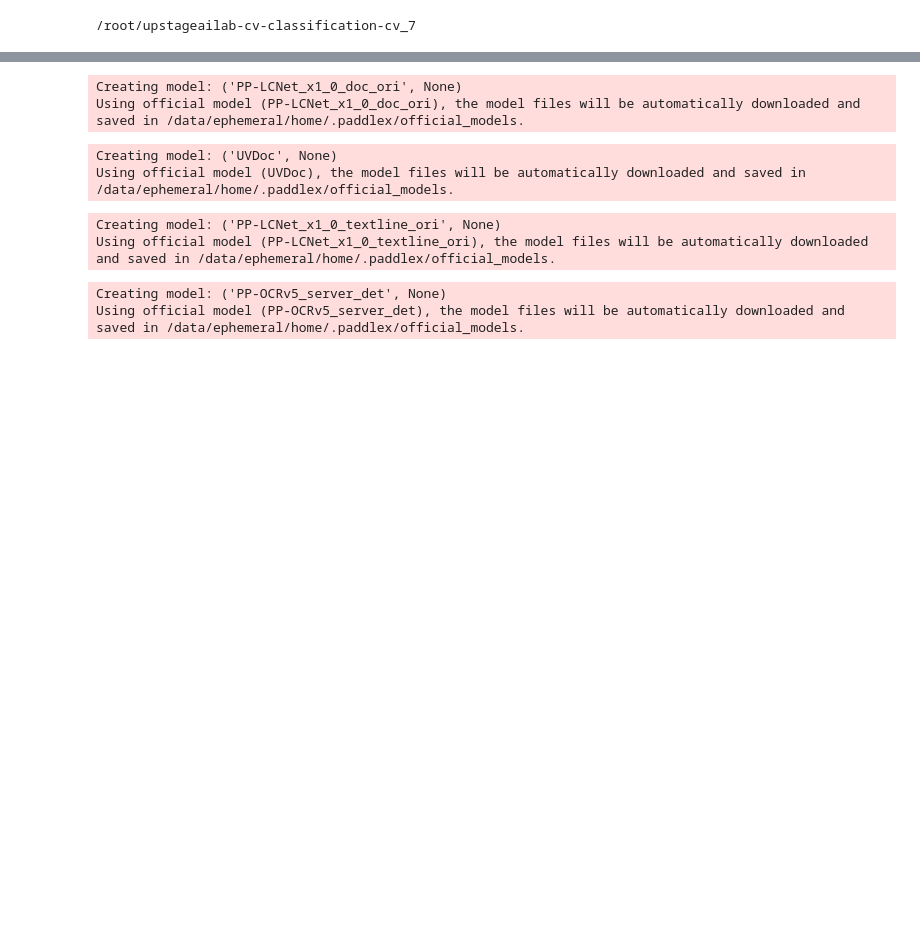
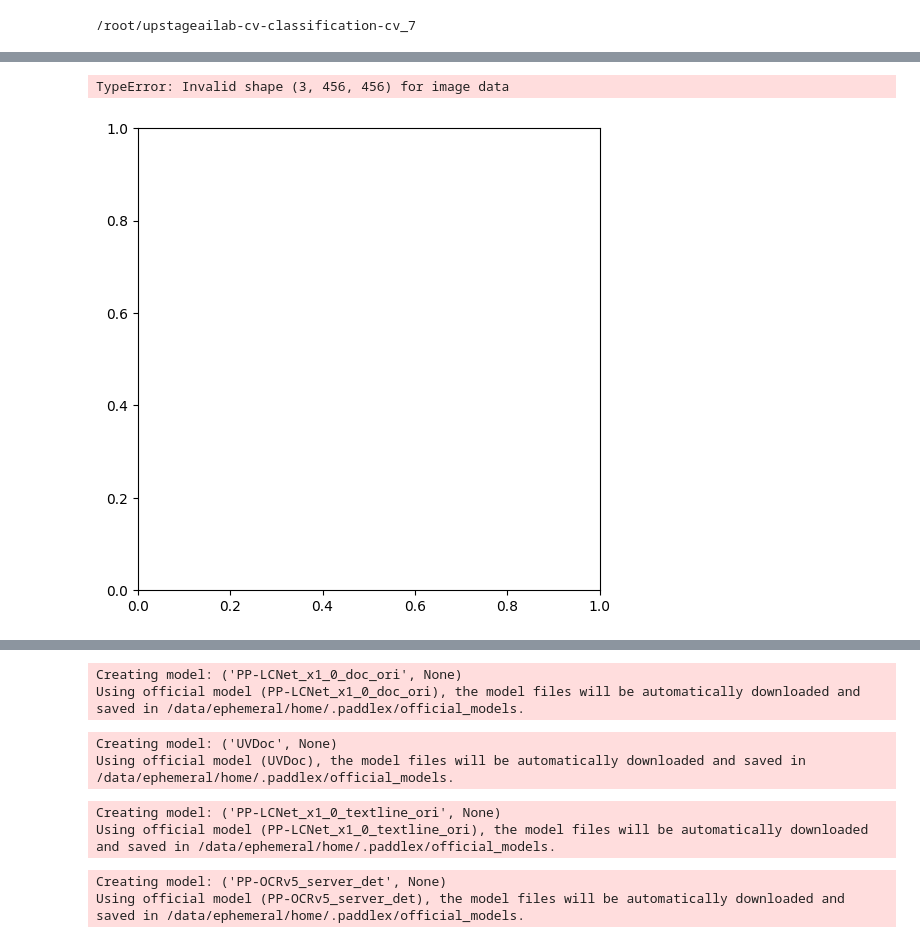
Before and after one commit to AIBootcamp13/upstageailab-cv-classification-cv_7, a Jupyter notebook: Notebook/KJB/OCR.ipynb, the cells around one changed output, grey strips where cells are left out. Saved outputs shown, nothing was run; the diff lists cells and outputs as text; code cells hidden in the pictures; blank space fills up the shorter version.

```diff
--- a/Notebook/KJB/OCR.ipynb
+++ b/Notebook/KJB/OCR.ipynb
@@ -71,0 +168,15 @@ True
+# %%
+import matplotlib.pyplot as plt
+
+idx = 4
+rotated_image = rotate_with_albumentations(images_aug[idx], get_rotation_angle_from_numpy(images_aug[idx]))  # image_tensor는 torch.Tensor
+
+
+plt.figure(figsize=(6, 6))
+plt.imshow(rotated_image)
+plt.axis("off")
+plt.title(f"Rotated {get_rotation_angle_from_numpy(images_aug[idx])} degrees")
+plt.show()
+# %% [output]
+TypeError: Invalid shape (3, 456, 456) for image data
+[figure, added]
```
Also changed, not shown: parts of 18 cells of this notebook, 12 other files.
